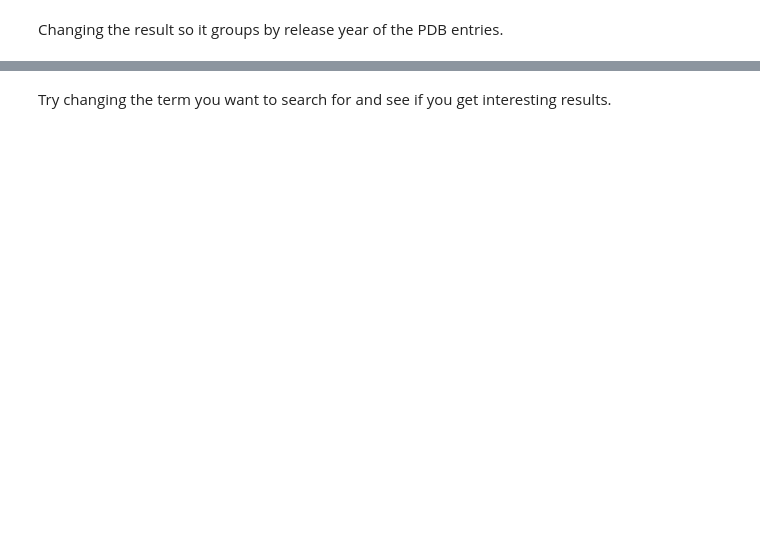
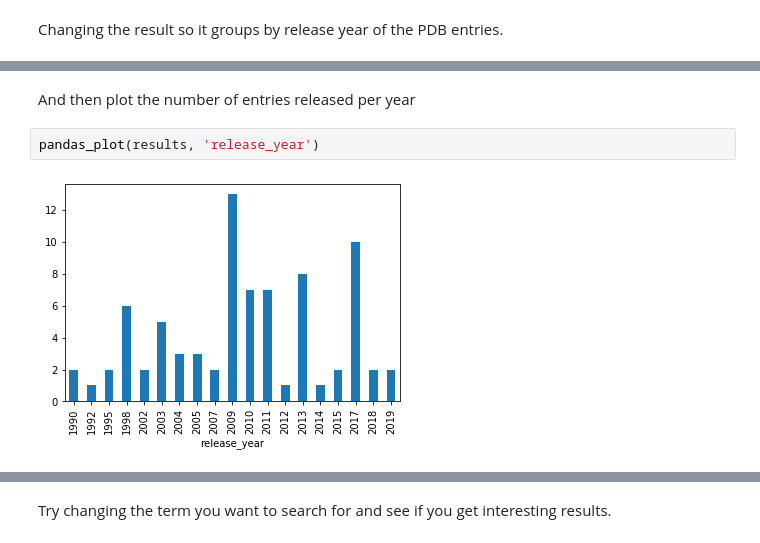
Before and after one commit to PDBeurope/pdbe-api-training, a Jupyter notebook: API workshop #6 - PDB search.ipynb, the cells around one changed output, grey strips where cells are left out. Drawn from its saved outputs; the diff is of its cells as text; blank space fills up the shorter version.

```diff
--- a/API workshop #6 - PDB search.ipynb
+++ b/API workshop #6 - PDB search.ipynb
@@ -286,0 +339,6 @@ count_results(ret)
+# %% [markdown]
+And then plot the number of entries released per year
+# %%
+pandas_plot(results, 'release_year')
+# %% [output]
+[figure, added]
```
Also changed, not shown: parts of 35 cells of this notebook.
